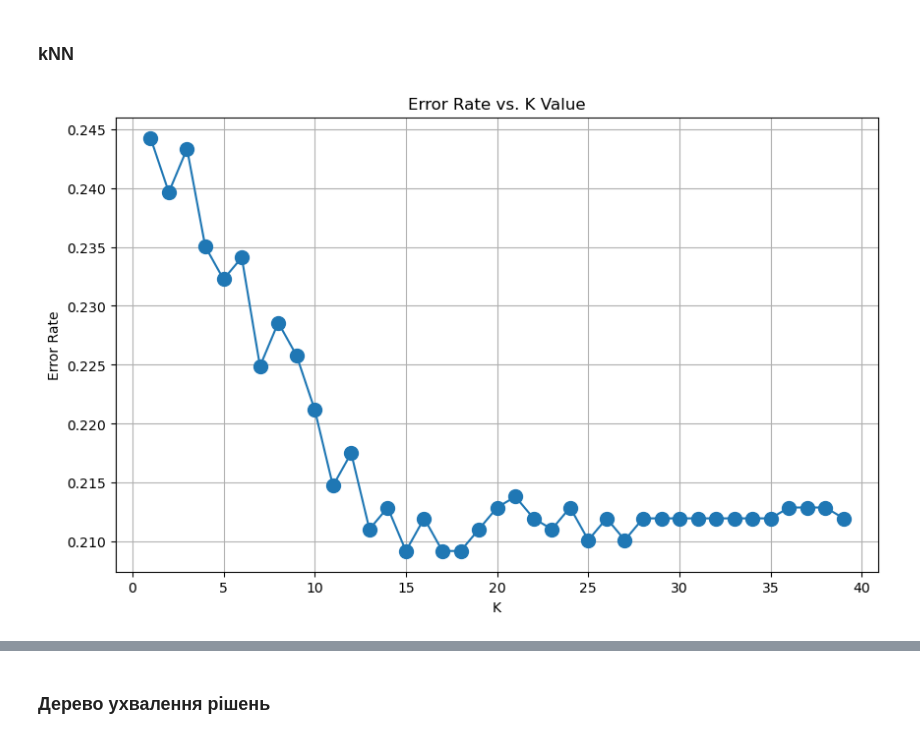
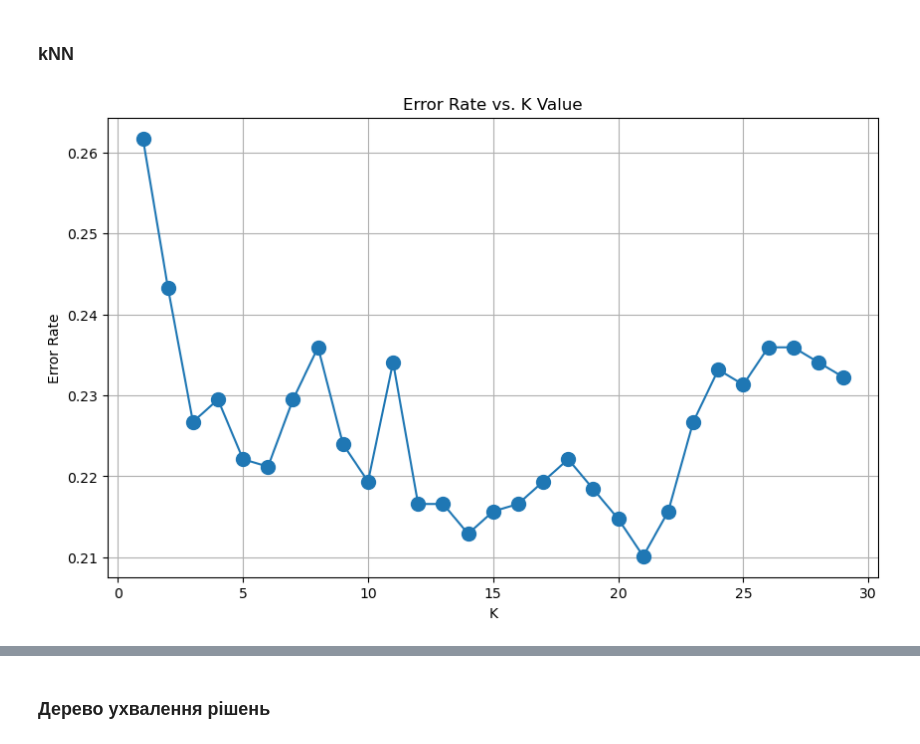
Before and after one commit to roco55/dataAnalysisLab1, a Jupyter notebook: laba1.ipynb, the cells around one changed output, grey strips where cells are left out. Saved outputs shown, nothing was run; the diff lists cells and outputs as text; code cells hidden in the pictures.

```diff
--- a/laba1.ipynb
+++ b/laba1.ipynb
@@ -165,13 +165,9 @@ X_test = scaler.transform(X_test)
 # %% [markdown]
 ### kNN
 # %%
-k_max = 40
-p_sel = 2
-weight_sel = 'distance'
-
 error_rate = []
-for k in range(1, k_max):
-    knn = KNeighborsClassifier(n_neighbors=k, p=p_sel, weights=weight_sel)
+for k in range(1, 30):
+    knn = KNeighborsClassifier(n_neighbors=k)
     knn.fit(X_train, y_train)
     pred_k = knn.predict(X_test)
     error_rate.append(np.mean(pred_k != y_test))
@@ -179,13 +175,13 @@ for k in range(1, k_max):
 k_optimal = np.argmin(error_rate) + 1
 # %%
 plt.figure(figsize=(10,6))
-plt.plot(range(1, k_max), error_rate, marker='o', markersize=10)
+plt.plot(range(1, 30), error_rate, marker='o', markersize=10)
 plt.title('Error Rate vs. K Value')
 plt.xlabel('K')
 plt.ylabel('Error Rate')
 plt.grid()
 # %% [output]
-[figure, old version]
+[figure, new version]
 # %%
 print(f"Оптимальний параметр k для kNN: {k_optimal}")
 # %% [output]
```
Also changed, not shown: parts of 9 cells of this notebook.
